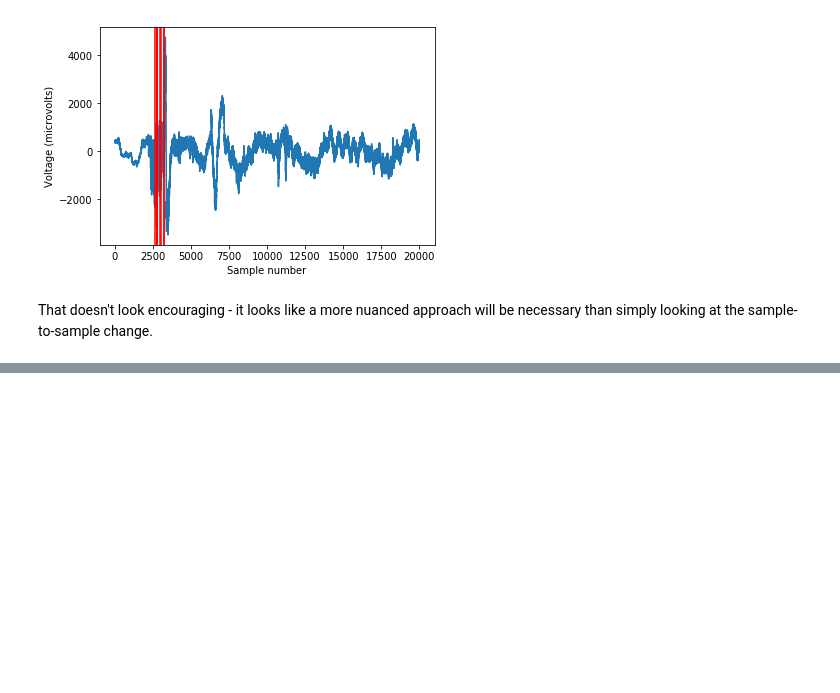
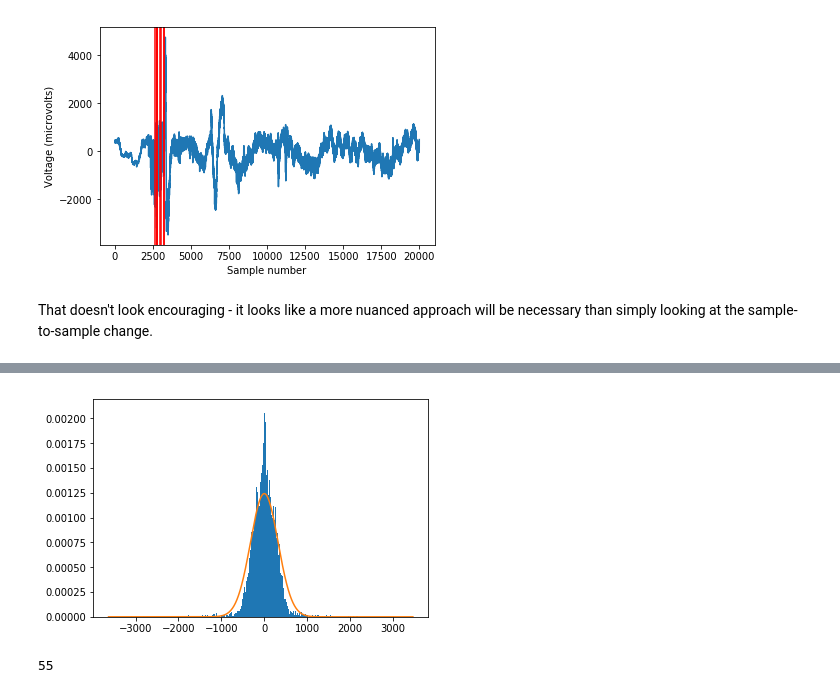
Before and after one commit to mwootten/snn-seizure-prediction, a Jupyter notebook: explorations/GradientPreprocessing.ipynb, the cells around one changed output, grey strips where cells are left out. Drawn from its saved outputs; the diff is of its cells as text; code cells hidden in the pictures; blank space fills up the shorter version.

```diff
--- a/explorations/GradientPreprocessing.ipynb
+++ b/explorations/GradientPreprocessing.ipynb
@@ -89,0 +114,23 @@ That doesn't look encouraging - it looks like a more nuanced approach will be ne
+# %%
+import matplotlib.mlab as mlab
+import math
+
+n, bins, patches = plt.hist(diff_20, 1000, normed=1)
+mu = np.mean(diff_20)
+sigma = np.std(diff_20)
+plt.plot(bins, mlab.normpdf(bins, mu, sigma / math.sqrt(1)))
+plt.show()
+# %% [output]
+[figure, added]
+# %%
+def values_between(arr, minimum, maximum):
+    vals = []
+    for i in range(len(arr)):
+        if minimum <= arr[i] <= maximum:
+            vals.append(i)
+    return vals
+
+trigger_times = values_between(abs(diff_20), 1500, 2000)
+len(trigger_times)
+# %% [output]
+55
```
Also changed, not shown: parts of 19 cells of this notebook, 3 other files.
